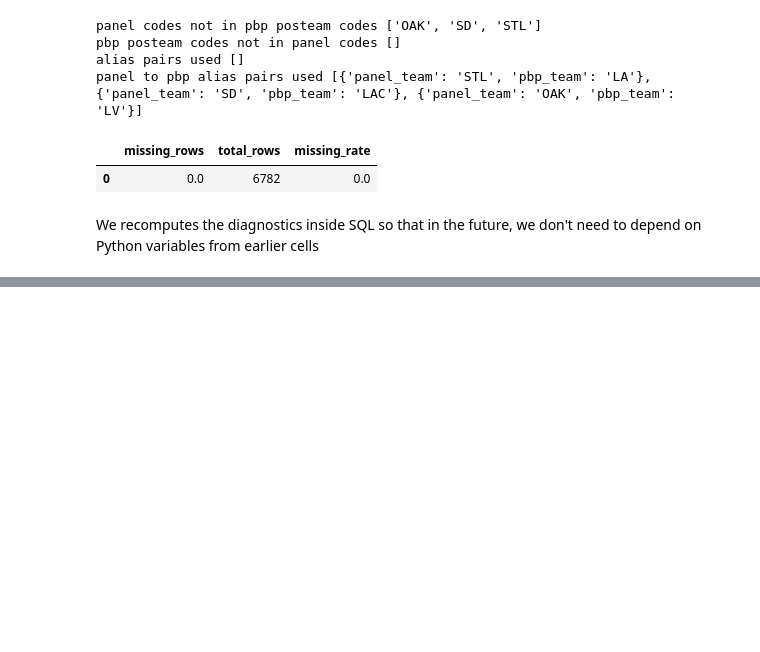
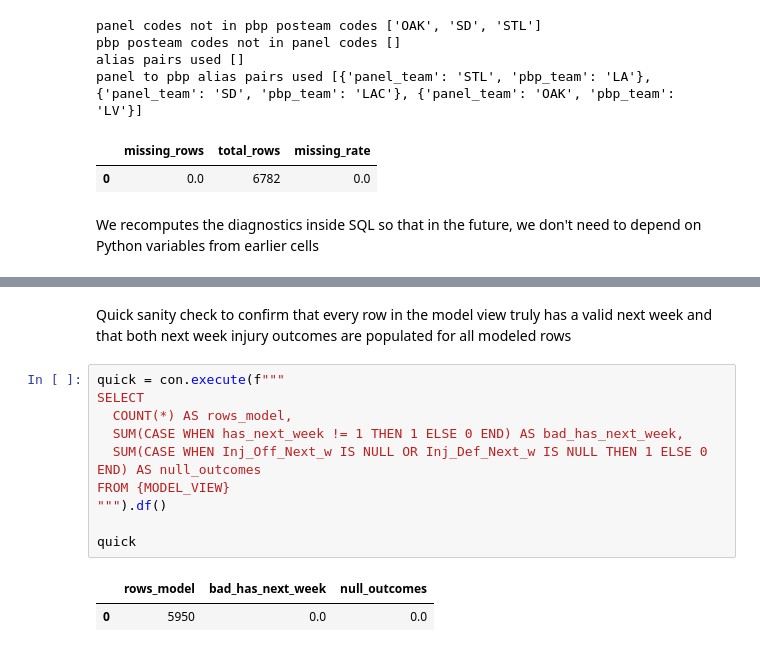
Before and after one commit to SiddharthKorukonda/2025-26-NFLPA-Data-Analytics-Case-Competition, a Jupyter notebook: notebooks/11_sanity_check_panel.ipynb, the cells around one changed output, grey strips where cells are left out. Drawn from its saved outputs; the diff is of its cells as text; blank space fills up the shorter version.

Commit message:
test: sanity check model view has valid next week flag and no null next week injury outcomes

```diff
--- a/notebooks/11_sanity_check_panel.ipynb
+++ b/notebooks/11_sanity_check_panel.ipynb
@@ -1120,0 +1196,15 @@ con.execute("SELECT * FROM panel_step11_diagnostics").df()
+# %% [markdown]
+Quick sanity check to confirm that every row in the model view truly has a valid next week and that both next week injury outcomes are populated for all modeled rows
+# %%
+quick = con.execute(f"""
+SELECT
+  COUNT(*) AS rows_model,
+  SUM(CASE WHEN has_next_week != 1 THEN 1 ELSE 0 END) AS bad_has_next_week,
+  SUM(CASE WHEN Inj_Off_Next_w IS NULL OR Inj_Def_Next_w IS NULL THEN 1 ELSE 0 END) AS null_outcomes
+FROM {MODEL_VIEW}
+""").df()
+
+quick
+# %% [output]
+|  | rows_model | bad_has_next_week | null_outcomes |
+| 0 | 5950 | 0.0 | 0.0 |
```
Also changed, not shown: parts of 5 cells of this notebook.
